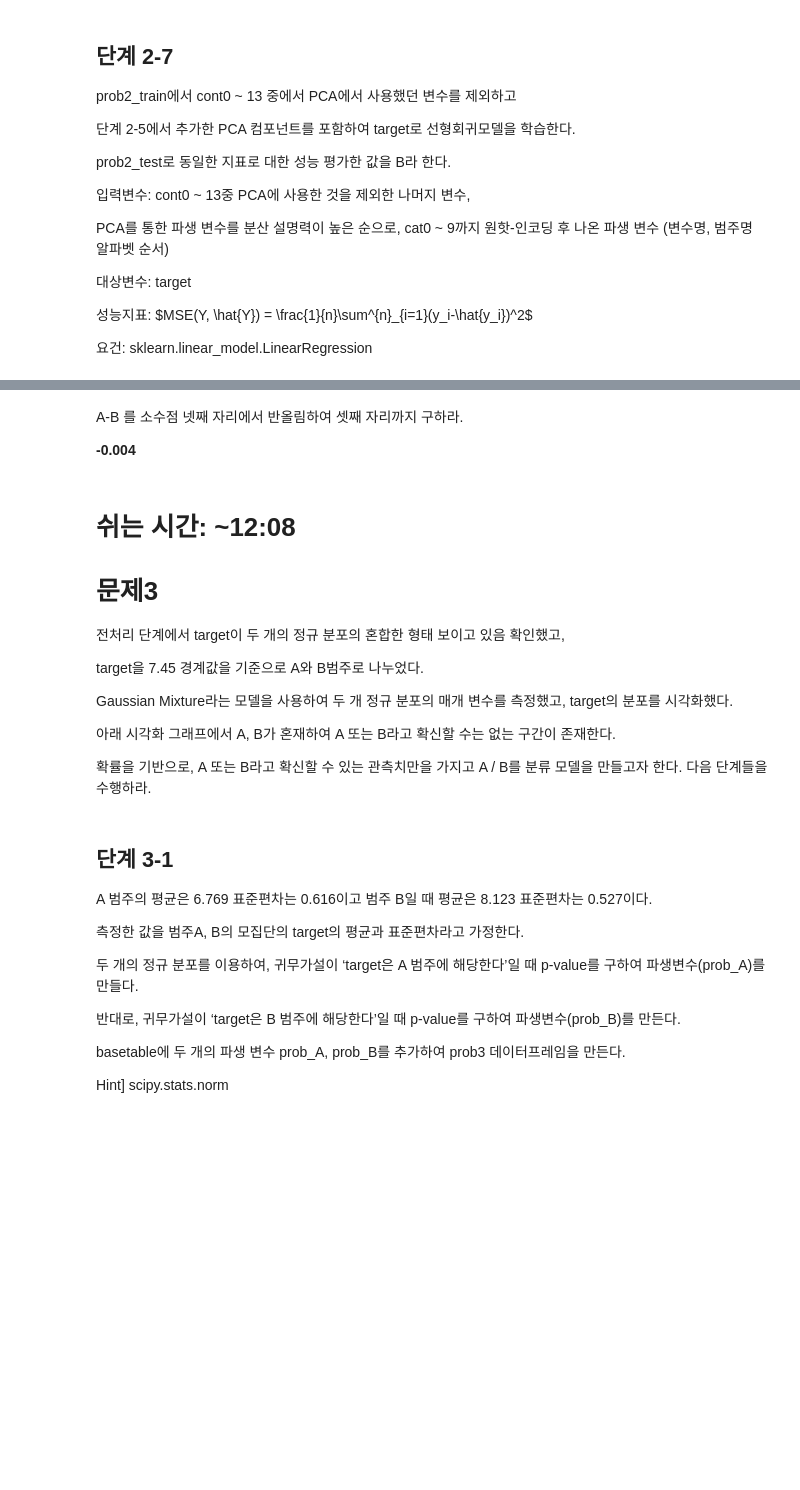
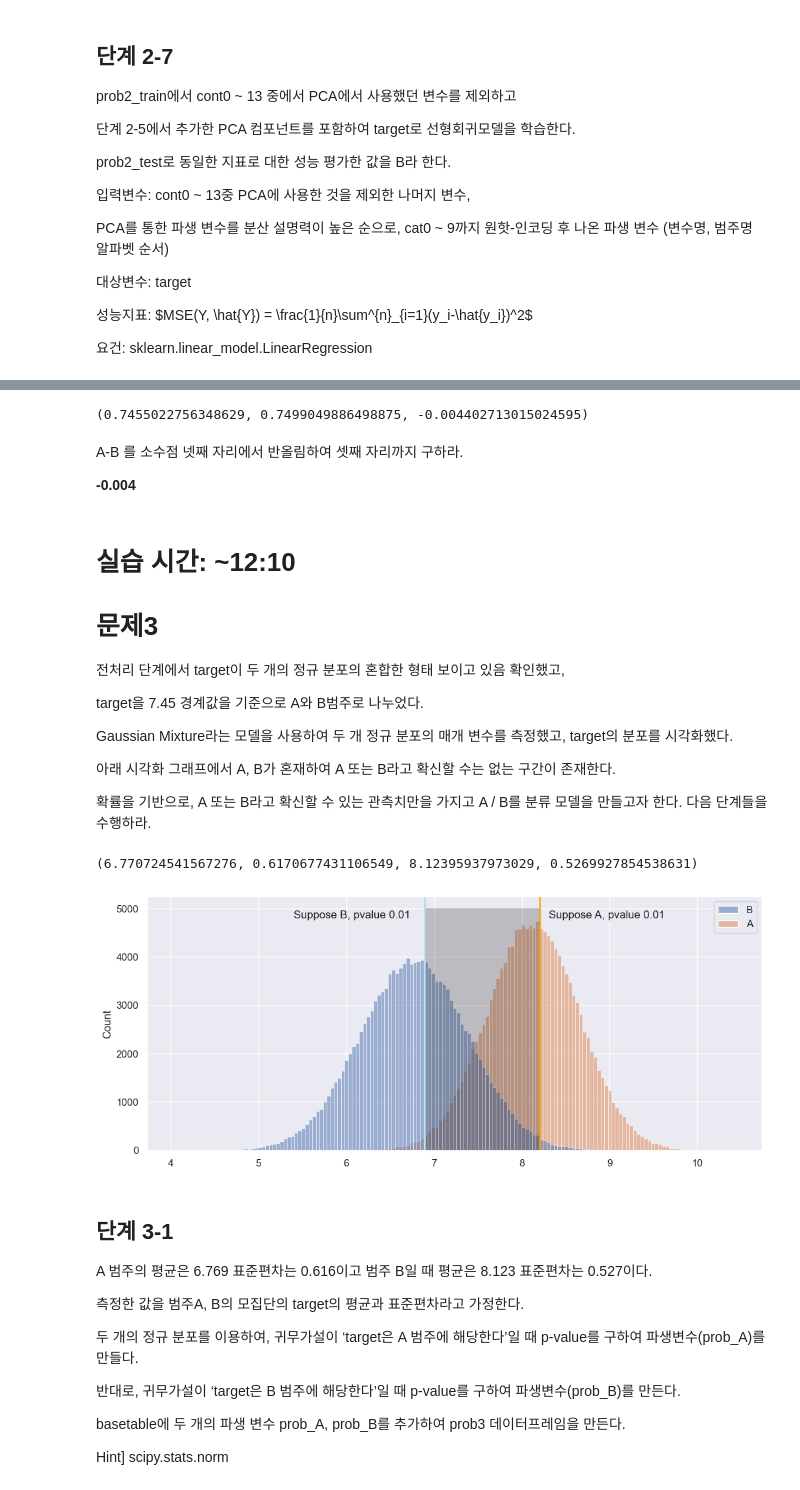
Before and after one commit to sunkusun9/DS_lv3_2304, a Jupyter notebook: sec_ds_lv3_prob2_prob.ipynb, the cells around one changed output, grey strips where cells are left out. Cells and saved outputs as stored; diff of their text form; code cells hidden in the pictures; blank space fills up the shorter version.

```diff
--- a/sec_ds_lv3_prob2_prob.ipynb
+++ b/sec_ds_lv3_prob2_prob.ipynb
@@ -690,9 +688,13 @@ A, B, A - B
+# %%
+A, B, A - B
+# %% [output]
+(0.7455022756348629, 0.7499049886498875, -0.004402713015024595)
 # %% [markdown]
 A-B 를 소수점 넷째 자리에서 반올림하여 셋째 자리까지 구하라.
 
 **-0.004**
 # %% [markdown]
-# 쉬는 시간: ~12:08
+# 실습 시간: ~12:10
 
 # 문제3
 
@@ -705,6 +707,45 @@ Gaussian Mixture라는 모델을 사용하여 두 개 정규 분포의 매개
 아래 시각화 그래프에서 A, B가 혼재하여 A 또는 B라고 확신할 수는 없는 구간이 존재한다.
 
 확률을 기반으로, A 또는 B라고 확신할 수 있는 관측치만을 가지고 A / B를 분류 모델을 만들고자 한다. 다음 단계들을 수행하라.
+# %%
+from sklearn.mixture import GaussianMixture
+from scipy.stats import norm
+
+# Gaussian Mixture 모델로 target을 가우시안 혼합 모델로 두 개의 군집으로 나눈다.
+# 전자의 시험 범위가 아니여서 문제에서 빼고, 결과만 사용
+gmm = GaussianMixture(n_components=2, random_state=123)
+gmm.fit(df_train[['target']])
+gmm.means_, gmm.covariances_
+
+mu_ = np.squeeze(gmm.means_)
+mu_A = mu_[np.argmin(mu_)]
+mu_B = mu_[np.argmax(mu_)]
+
+var_ = np.squeeze(gmm.covariances_)
+std_A = var_[np.argmin(mu_)] ** 0.5
+std_B = var_[np.argmax(mu_)] ** 0.5
+
+mu_A, std_A, mu_B, std_B
+# %% [output]
+(6.770724541567276, 0.6170677431106549, 8.12395937973029, 0.5269927854538631)
+# %%
+mu_A, std_A =6.769, 0.616
+mu_B, std_B =8.123, 0.527
+# %%
+# 문제 3에서 사용하는 참고 그래프
+plt.figure(figsize=(12, 5))
+X, y = gmm.sample(300000)
+sns.histplot(x=X[:,0], hue=np.where(y== 0, 'B', 'A'))
+pos_A = norm.ppf(0.99, loc=mu_A, scale=std_A)
+pos_B = norm.ppf(0.01, loc=mu_B, scale=std_B)
+plt.gca().axvline(pos_A, c='orange')
+plt.gca().annotate("Suppose A, pvalue 0.01", (pos_A + 0.1, 4800))
+plt.gca().fill_between([pos_A, pos_B], y1=0, y2=5000, alpha=0.2, color='black')
+plt.gca().axvline(pos_B, c='lightblue')
+plt.gca().annotate("Suppose B, pvalue 0.01", (pos_B - 1.5, 4800))
+plt.show()
+# %% [output]
+[figure, added]
 # %% [markdown]
 ## 단계 3-1
 
```
Also changed, not shown: parts of 46 cells of this notebook.
